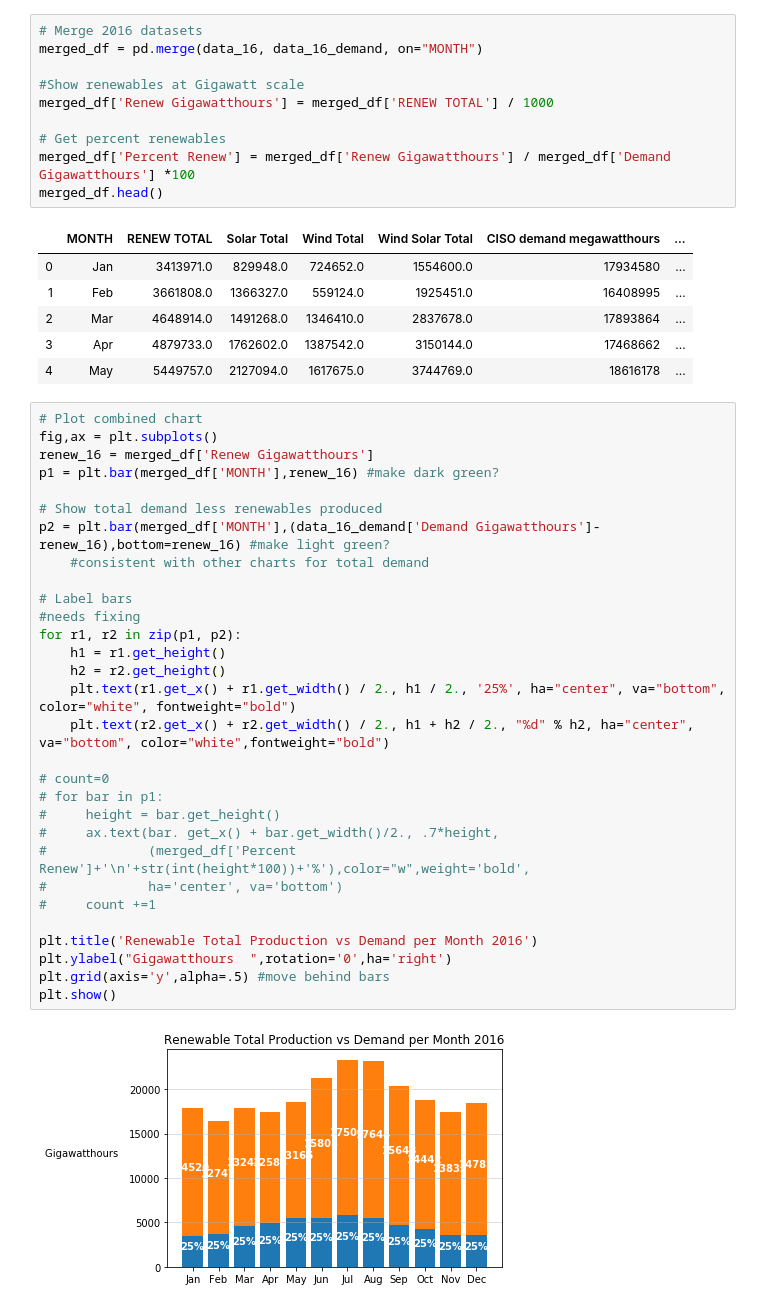
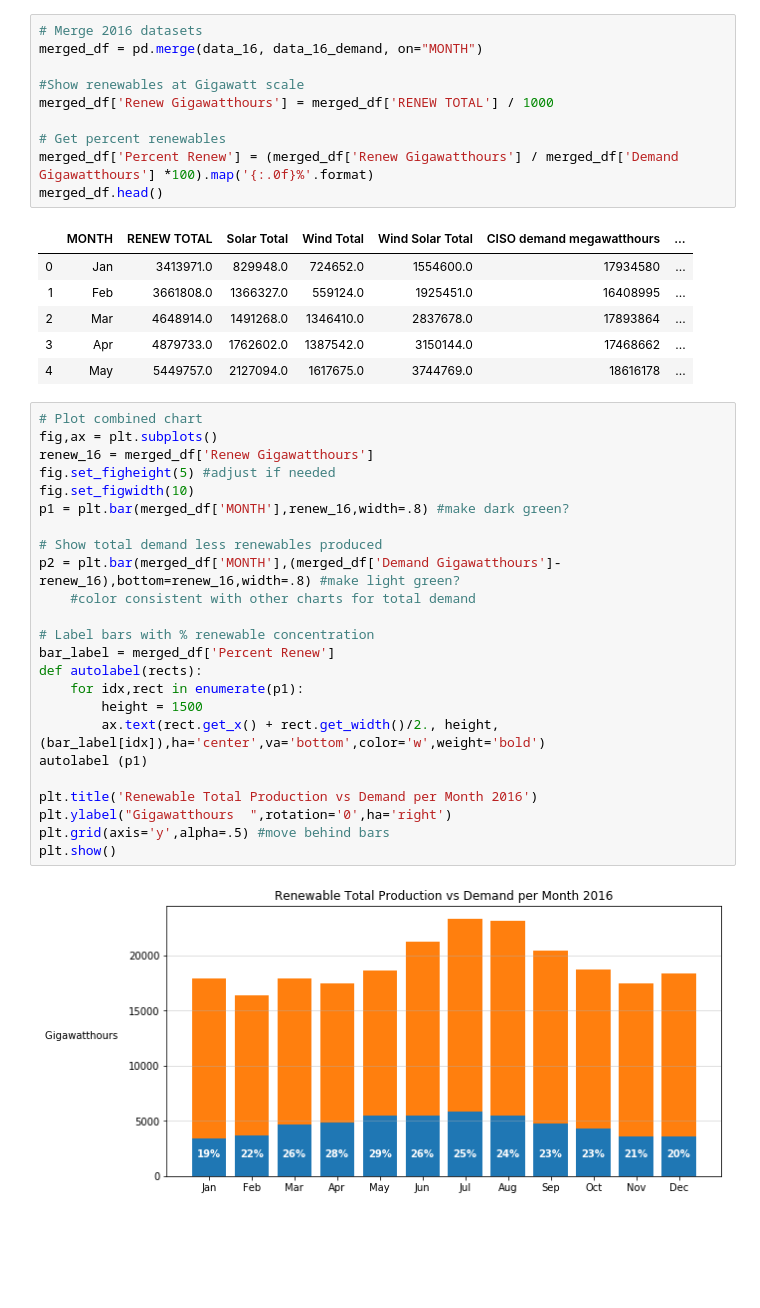
Before and after one commit to scottinsactown/California-Renewable-Energy--data-analysis, a Jupyter notebook: project_start_scott.ipynb, the cells around one changed output. Drawn from its saved outputs; the diff is of its cells as text; blank space fills up the shorter version.

Commit message:
scott charts close to final

```diff
--- a/project_start_scott.ipynb
+++ b/project_start_scott.ipynb
@@ -144,7 +144,7 @@ merged_df = pd.merge(data_16, data_16_demand, on="MONTH")
 merged_df['Renew Gigawatthours'] = merged_df['RENEW TOTAL'] / 1000
 
 # Get percent renewables
-merged_df['Percent Renew'] = merged_df['Renew Gigawatthours'] / merged_df['Demand Gigawatthours'] *100
+merged_df['Percent Renew'] = (merged_df['Renew Gigawatthours'] / merged_df['Demand Gigawatthours'] *100).map('{:.0f}%'.format)
 merged_df.head()
 # %% [output]
 |  | MONTH | RENEW TOTAL | Solar Total | Wind Total | Wind Solar Total | CISO demand megawatthours | ... |
@@ -156,33 +156,27 @@ merged_df.head()
 # %%
 # Plot combined chart
 fig,ax = plt.subplots()
 renew_16 = merged_df['Renew Gigawatthours']
-p1 = plt.bar(merged_df['MONTH'],renew_16) #make dark green?
+fig.set_figheight(5) #adjust if needed
+fig.set_figwidth(10)
+p1 = plt.bar(merged_df['MONTH'],renew_16,width=.8) #make dark green?
 
 # Show total demand less renewables produced
-p2 = plt.bar(merged_df['MONTH'],(data_16_demand['Demand Gigawatthours']-renew_16),bottom=renew_16) #make light green?
-    #consistent with other charts for total demand
+p2 = plt.bar(merged_df['MONTH'],(merged_df['Demand Gigawatthours']-renew_16),bottom=renew_16,width=.8) #make light green?
+    #color consistent with other charts for total demand
 
-# Label bars
-#needs fixing
-for r1, r2 in zip(p1, p2):
-    h1 = r1.get_height()
-    h2 = r2.get_height()
-    plt.text(r1.get_x() + r1.get_width() / 2., h1 / 2., '25%', ha="center", va="bottom", color="white", fontweight="bold")
-    plt.text(r2.get_x() + r2.get_width() / 2., h1 + h2 / 2., "%d" % h2, ha="center", va="bottom", color="white",fontweight="bold")
-
-# count=0
-# for bar in p1:
-#     height = bar.get_height()
-#     ax.text(bar. get_x() + bar.get_width()/2., .7*height,
-#             (merged_df['Percent Renew']+'\n'+str(int(height*100))+'%'),color="w",weight='bold',
-#             ha='center', va='bottom')
-#     count +=1
+# Label bars with % renewable concentration
+bar_label = merged_df['Percent Renew']
+def autolabel(rects):
+    for idx,rect in enumerate(p1):
+        height = 1500
+        ax.text(rect.get_x() + rect.get_width()/2., height, (bar_label[idx]),ha='center',va='bottom',color='w',weight='bold')
+autolabel (p1)
 
 plt.title('Renewable Total Production vs Demand per Month 2016')
 plt.ylabel("Gigawatthours  ",rotation='0',ha='right')
 plt.grid(axis='y',alpha=.5) #move behind bars
 plt.show()
 # %% [output]
-[figure, old version]
+[figure, new version]
 # %%
```
Also changed, not shown: parts of 1 cell of this notebook.
